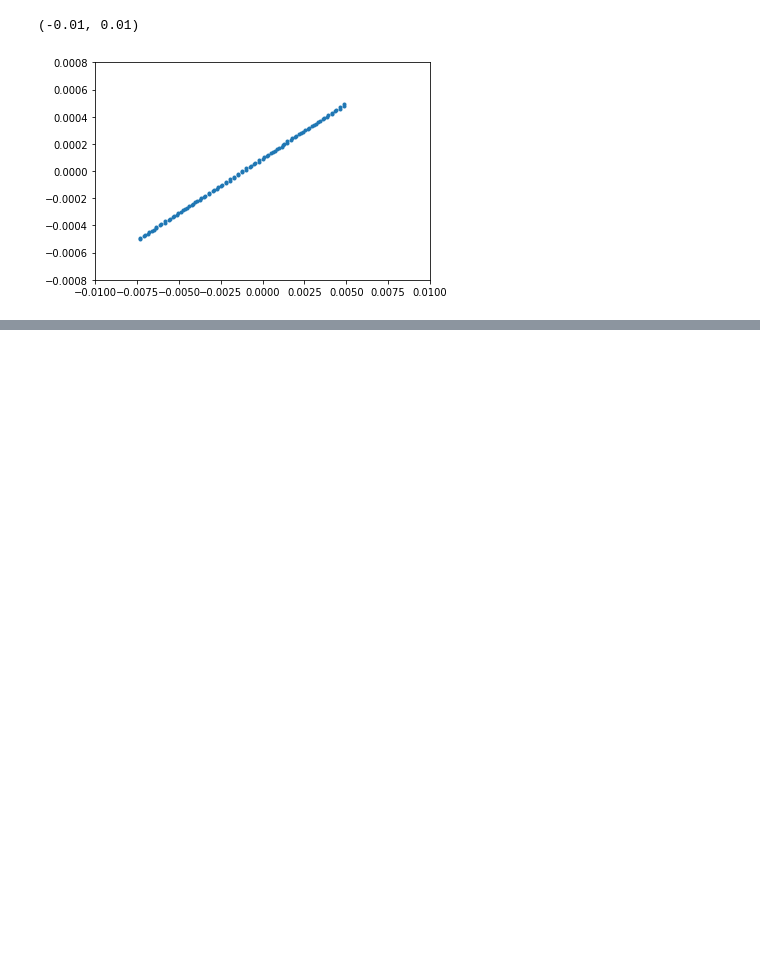
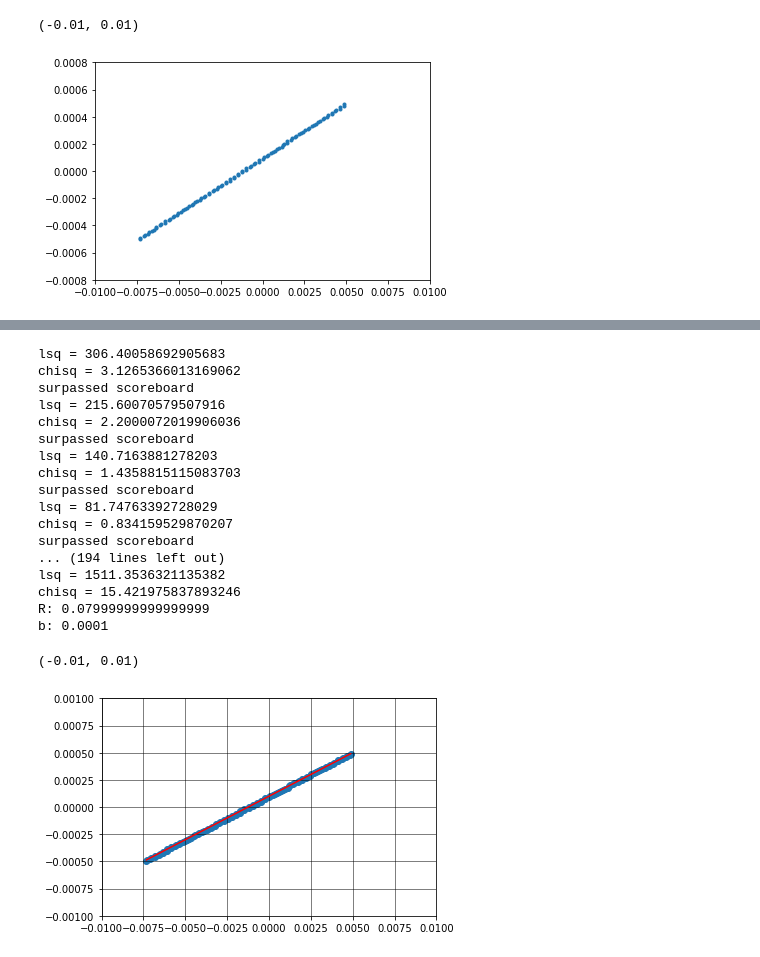
Before and after one commit to indibl99/adv_lab, a Jupyter notebook: sup_junc.ipynb, the cells around one changed output, grey strips where cells are left out. Drawn from its saved outputs; the diff is of its cells as text; code cells hidden in the pictures; blank space fills up the shorter version.

```diff
--- a/sup_junc.ipynb
+++ b/sup_junc.ipynb
@@ -308,0 +415,35 @@ plt.xlim(-0.01, 0.01)
+# %%
+
+optim_R, optim_b = herbertNIN(NIN_Vinc, NIN_Iinc, NIN_Vinc_err, [0.12, 0.05, 0.0001, .0002])
+#print("test R: " + str(optim_R) + "\nb: " + str(optim_b))
+
+
+#plt.plot(NIN_Vinc, NINcurr(NIN_Vinc, [optim_R, optim_b]))
+#plt.scatter(NIN_Vinc, NIN_Iinc)
+
+plt.scatter(NIN_Vinc, NIN_Iinc)
+plt.plot(NIN_Vinc, NINcurr(NIN_Vinc, [optim_R, optim_b]), color='r', linewidth=1)
+plt.grid(color='k', linestyle='-', linewidth=0.5)
+
+plt.ylim(-0.001, 0.001)
+plt.xlim(-0.01, 0.01)
+# %% [output]
+lsq = 306.40058692905683
+chisq = 3.1265366013169062
+surpassed scoreboard
+lsq = 215.60070579507916
+chisq = 2.2000072019906036
+surpassed scoreboard
+lsq = 140.7163881278203
+chisq = 1.4358815115083703
+surpassed scoreboard
+lsq = 81.74763392728029
+chisq = 0.834159529870207
+surpassed scoreboard
+... (194 lines left out)
+lsq = 1511.3536321135382
+chisq = 15.421975837893246
+R: 0.07999999999999999
+b: 0.0001
+(-0.01, 0.01)
+[figure, added]
```
Also changed, not shown: parts of 19 cells of this notebook.
